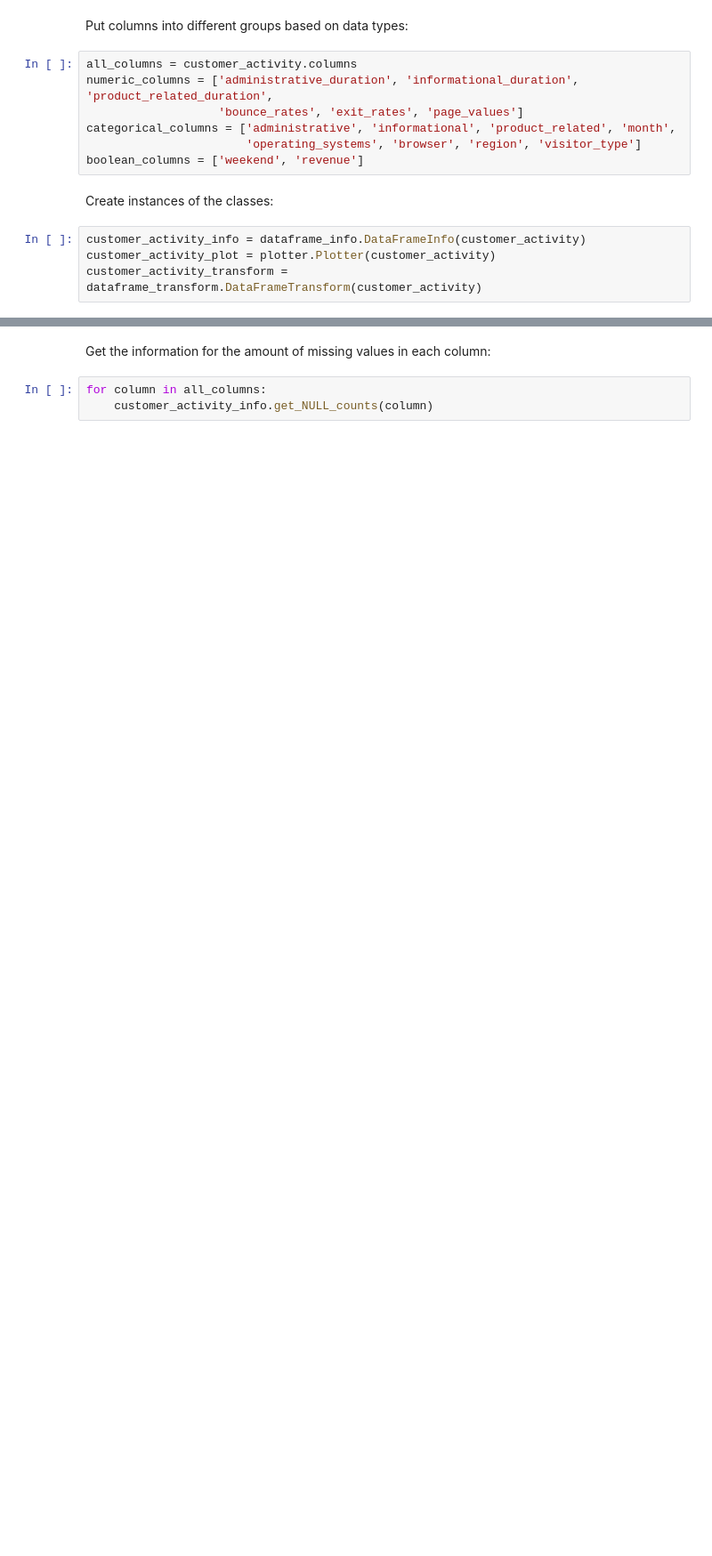
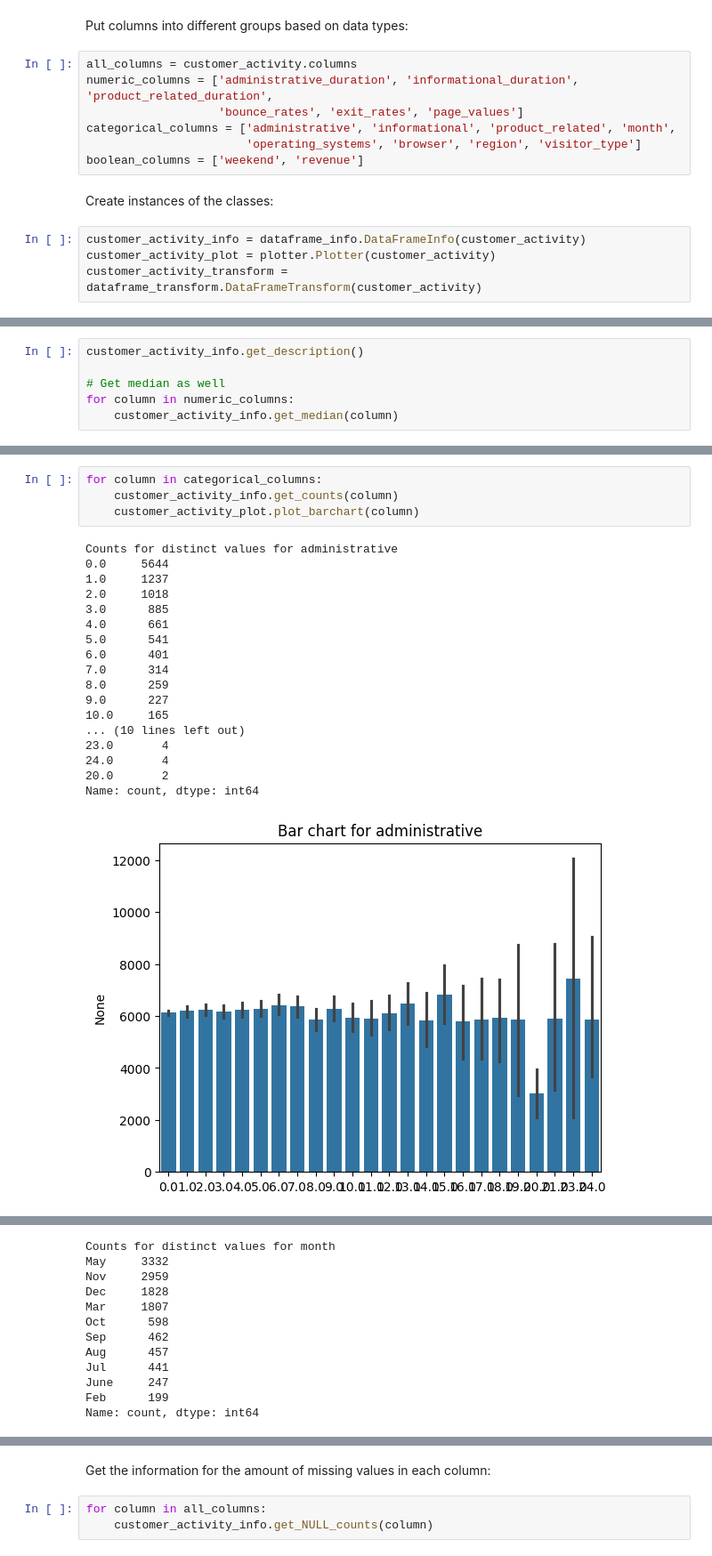
Before and after one commit to MadokaKumamaru/exploratory-data-analysis---online-shopping-in-retail309, a Jupyter notebook: retail_EDA_report.ipynb, the cells around one changed output, grey strips where cells are left out. Shown: that part at 89% size. Cells and saved outputs as stored; diff of their text form; blank space fills up the shorter version.

```diff
--- a/retail_EDA_report.ipynb
+++ b/retail_EDA_report.ipynb
@@ -82,0 +87,6 @@ customer_activity_transform = dataframe_transform.DataFrameTransform(customer_ac
+# %%
+customer_activity_info.get_description()
+
+# Get median as well
+for column in numeric_columns:
+    customer_activity_info.get_median(column)
@@ -82,0 +113,23 @@ customer_activity_transform = dataframe_transform.DataFrameTransform(customer_ac
+# %%
+for column in categorical_columns:
+    customer_activity_info.get_counts(column)
+    customer_activity_plot.plot_barchart(column)
+# %% [output]
+Counts for distinct values for administrative
+0.0     5644
+1.0     1237
+2.0     1018
+3.0      885
+4.0      661
+5.0      541
+6.0      401
+7.0      314
+8.0      259
+9.0      227
+10.0     165
+... (10 lines left out)
+23.0       4
+24.0       4
+20.0       2
+Name: count, dtype: int64
+[figure, added]
@@ -82,0 +166,12 @@ customer_activity_transform = dataframe_transform.DataFrameTransform(customer_ac
+Counts for distinct values for month
+May     3332
+Nov     2959
+Dec     1828
+Mar     1807
+Oct      598
+Sep      462
+Aug      457
+Jul      441
+June     247
+Feb      199
+Name: count, dtype: int64
```
Also changed, not shown: parts of 8 cells of this notebook, 3 other files.
